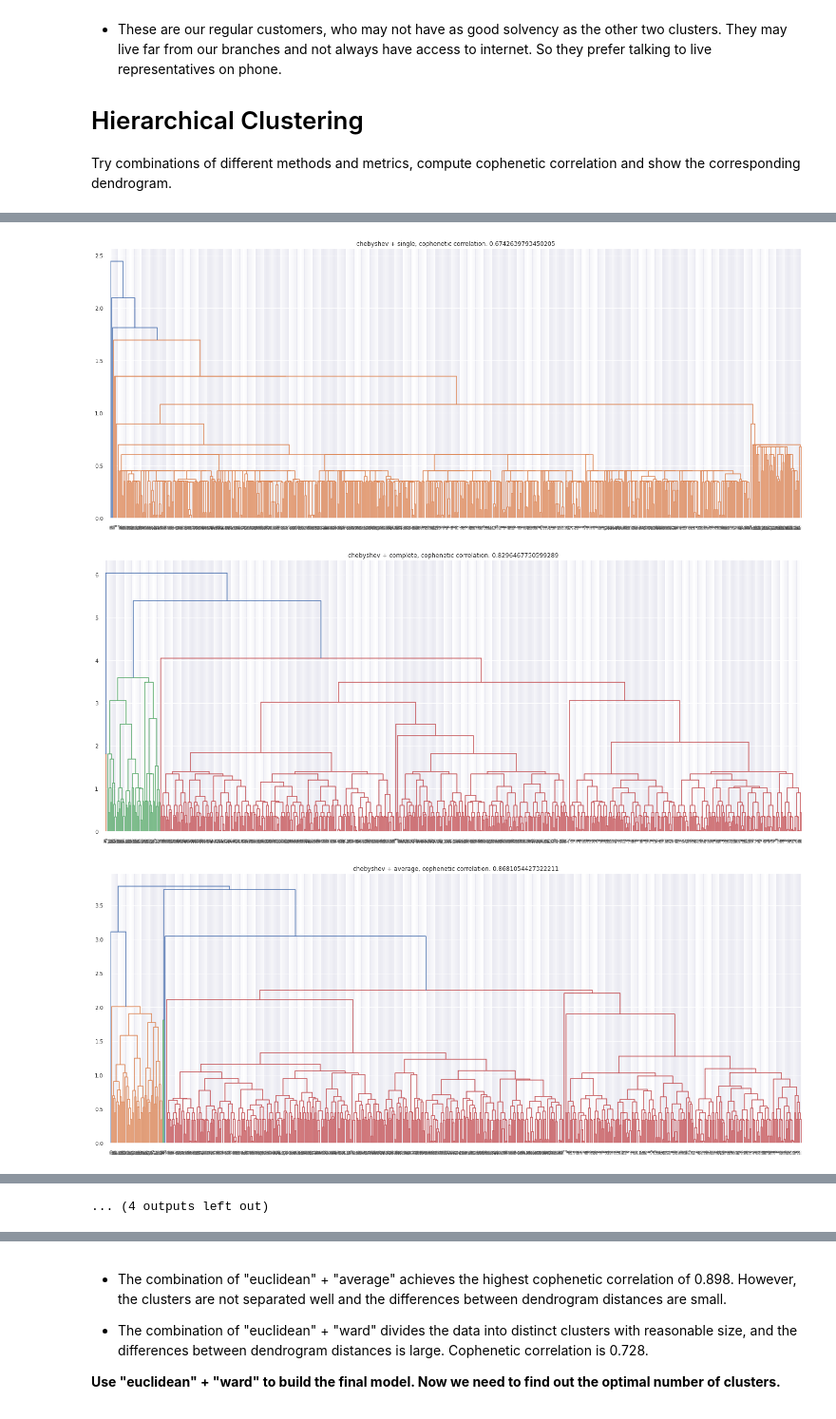
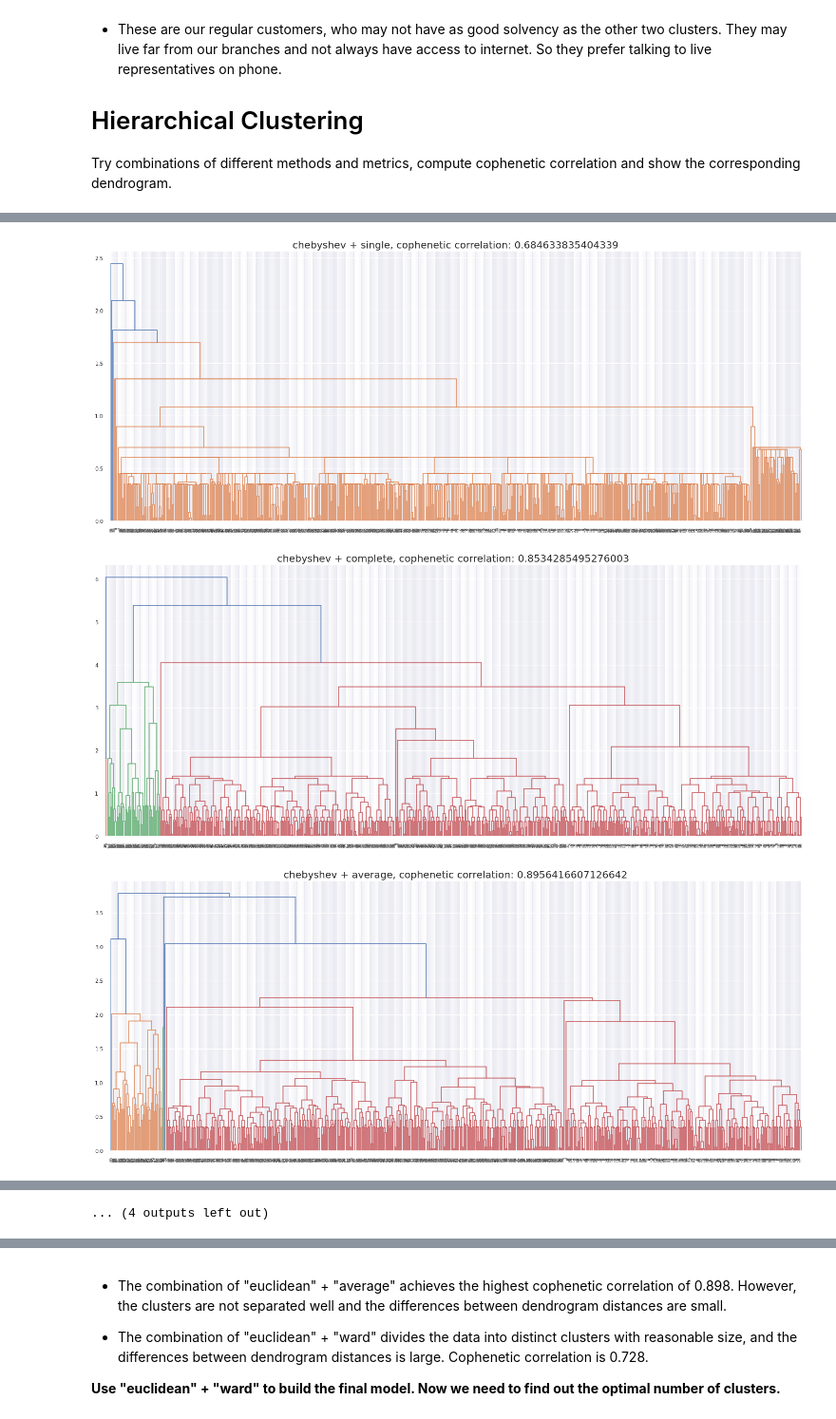
Before and after one commit to liangym2014/Data-science-and-machine-learning, a Jupyter notebook: 6.AllLife_Bank_Customer_Segmentation_Solution.ipynb, the cells around one changed output, grey strips where cells are left out. Shown at 95% size. Cells and saved outputs as stored; diff of their text form; code cells hidden in the pictures.

Commit message:
Modify the distance metric back to euclidean in the computation of cophenetic correlation. Change the fontsize of dendrogram title.

```diff
--- a/6.AllLife_Bank_Customer_Segmentation_Solution.ipynb
+++ b/6.AllLife_Bank_Customer_Segmentation_Solution.ipynb
@@ -356,8 +356,8 @@ for metric in metrics:
         linkage_matrix = linkage(scaled_df, method = method, metric = metric)
         plt.figure(figsize=(25, 10))
         dendrogram(linkage_matrix)
-        condense_dist_matrix = pdist(scaled_df, metric = metric)
+        condense_dist_matrix = pdist(scaled_df)
         coph_corr, coph_dist_matrix = cophenet(Z = linkage_matrix, Y = condense_dist_matrix)
-        plt.title("{} + {}, cophenetic correlation: {}".format(metric, method, coph_corr))
+        plt.title(label = "{} + {}, cophenetic correlation: {}".format(metric, method, coph_corr), fontsize = 20)
         combinations.append([metric, method, coph_corr])
 # %% [output]
@@ -368,3 +368,3 @@ for metric in metrics:
-[figure, old version]
+[figure, new version]
-[figure, old version]
+[figure, new version]
-[figure, old version]
+[figure, new version]
```
Also changed, not shown: parts of 5 cells of this notebook.
